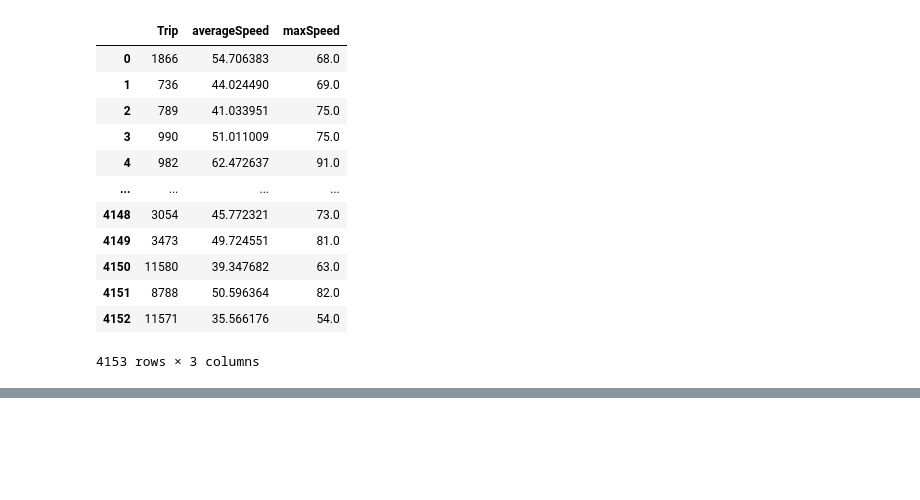
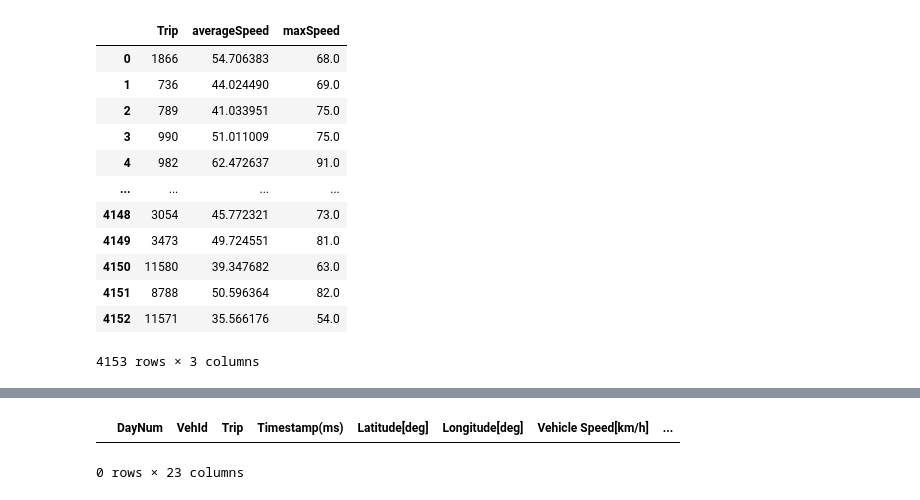
Before and after one commit to zamborg/NVFEL498, a Jupyter notebook: Notebooks/ExtractingTripInfo.ipynb, the cells around one changed output, grey strips where cells are left out. Saved outputs shown, nothing was run; the diff lists cells and outputs as text; code cells hidden in the pictures; blank space fills up the shorter version.

```diff
--- a/Notebooks/ExtractingTripInfo.ipynb
+++ b/Notebooks/ExtractingTripInfo.ipynb
@@ -114,0 +278,8 @@ all_data
+# %%
+trip_706 = data.loc[data['Trip'] == 291]
+#trip_706['fuel rate1'] = trip_706.apply(lambda x: inst_fuel_algo(x['MAF[g/sec]'],x['Absolute Load[%]'],x['Engine RPM[RPM]'],x['Vehicle Speed[km/h]'], x['VehId'], nonEV_IDs),axis=1)
+# %%
+trip_706
+# %% [output]
+|  | DayNum | VehId | Trip | Timestamp(ms) | Latitude[deg] | Longitude[deg] | Vehicle Speed[km/h] | ... |
+0 rows × 23 columns
```
Also changed, not shown: parts of 14 cells of this notebook.
